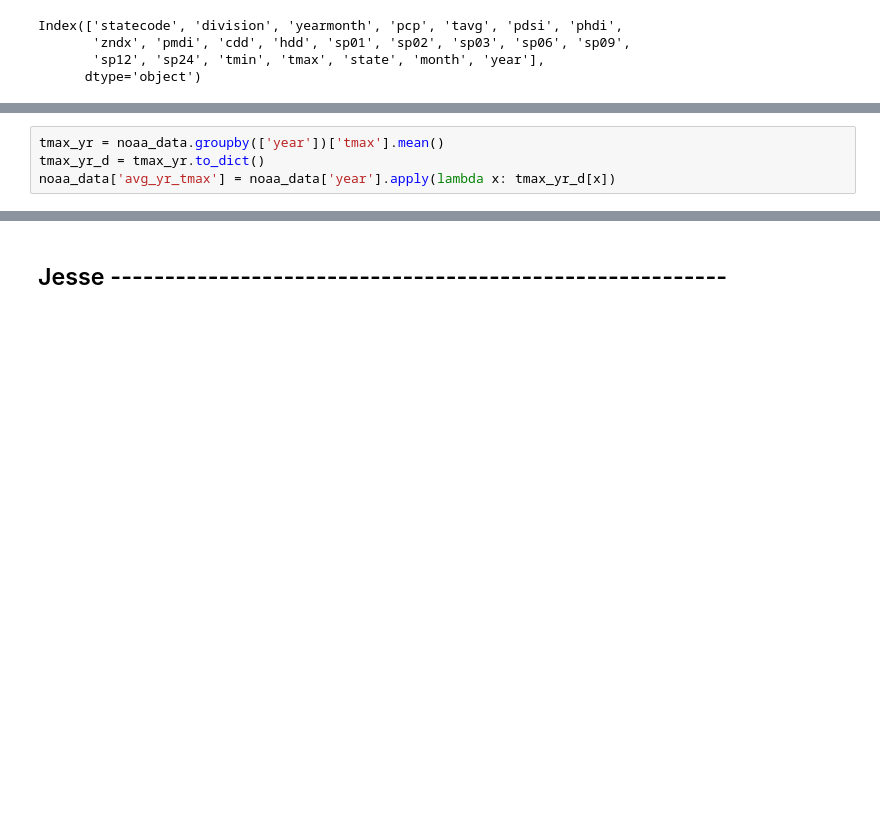
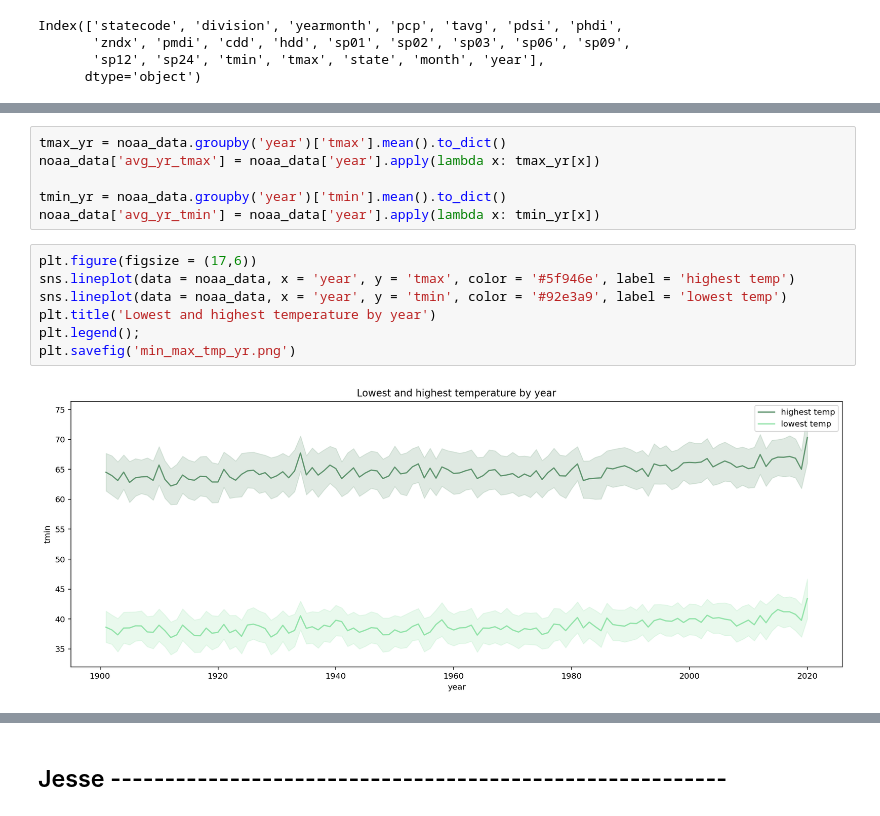
Before and after one commit to Marrrta/wildfires, a Jupyter notebook: EDA.ipynb, the cells around one changed output, grey strips where cells are left out. Cells and saved outputs as stored; diff of their text form; blank space fills up the shorter version.

Commit message:
all available states and global warming chart!

```diff
--- a/EDA.ipynb
+++ b/EDA.ipynb
@@ -76,7 +76,18 @@ plt.savefig('./visuals/phdi_by_state.png')
 # %%
-tmax_yr = noaa_data.groupby(['year'])['tmax'].mean()
-tmax_yr_d = tmax_yr.to_dict()
-noaa_data['avg_yr_tmax'] = noaa_data['year'].apply(lambda x: tmax_yr_d[x])
+tmax_yr = noaa_data.groupby('year')['tmax'].mean().to_dict()
+noaa_data['avg_yr_tmax'] = noaa_data['year'].apply(lambda x: tmax_yr[x])
+
+tmin_yr = noaa_data.groupby('year')['tmin'].mean().to_dict()
+noaa_data['avg_yr_tmin'] = noaa_data['year'].apply(lambda x: tmin_yr[x])
+# %%
+plt.figure(figsize = (17,6))
+sns.lineplot(data = noaa_data, x = 'year', y = 'tmax', color = '#5f946e', label = 'highest temp')
+sns.lineplot(data = noaa_data, x = 'year', y = 'tmin', color = '#92e3a9', label = 'lowest temp')
+plt.title('Lowest and highest temperature by year')
+plt.legend();
+plt.savefig('min_max_tmp_yr.png')
+# %% [output]
+[figure, added]
 # %%
 noaa_data.tail()
 # %% [output]
```
Also changed, not shown: parts of 7 cells of this notebook, 10 other files.
